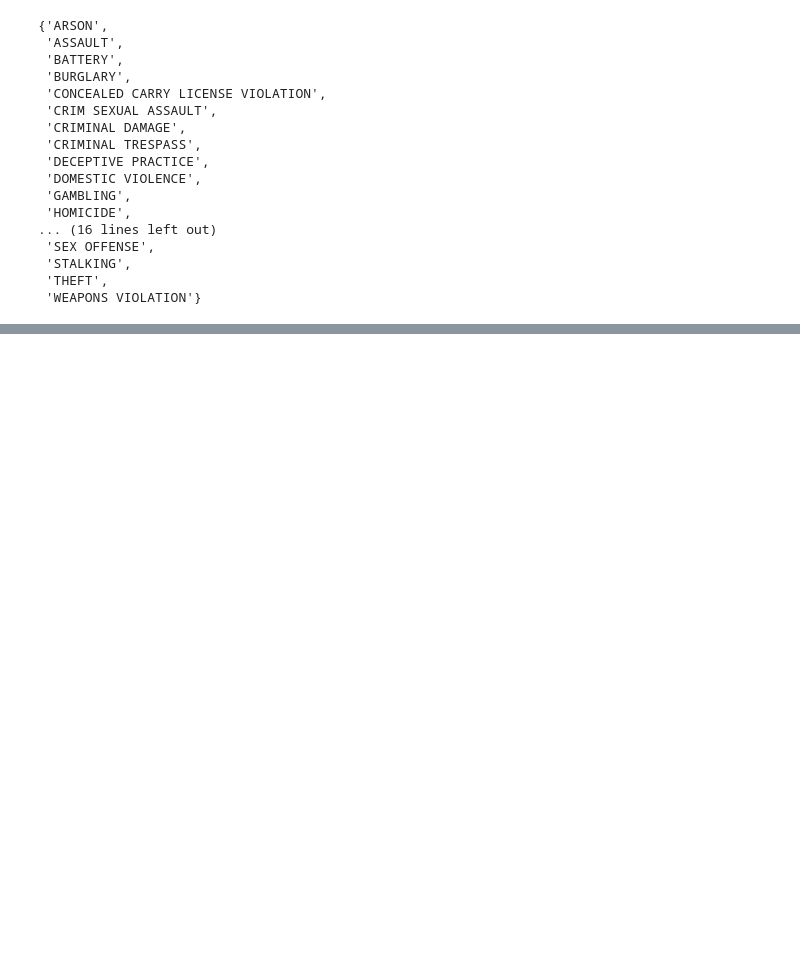
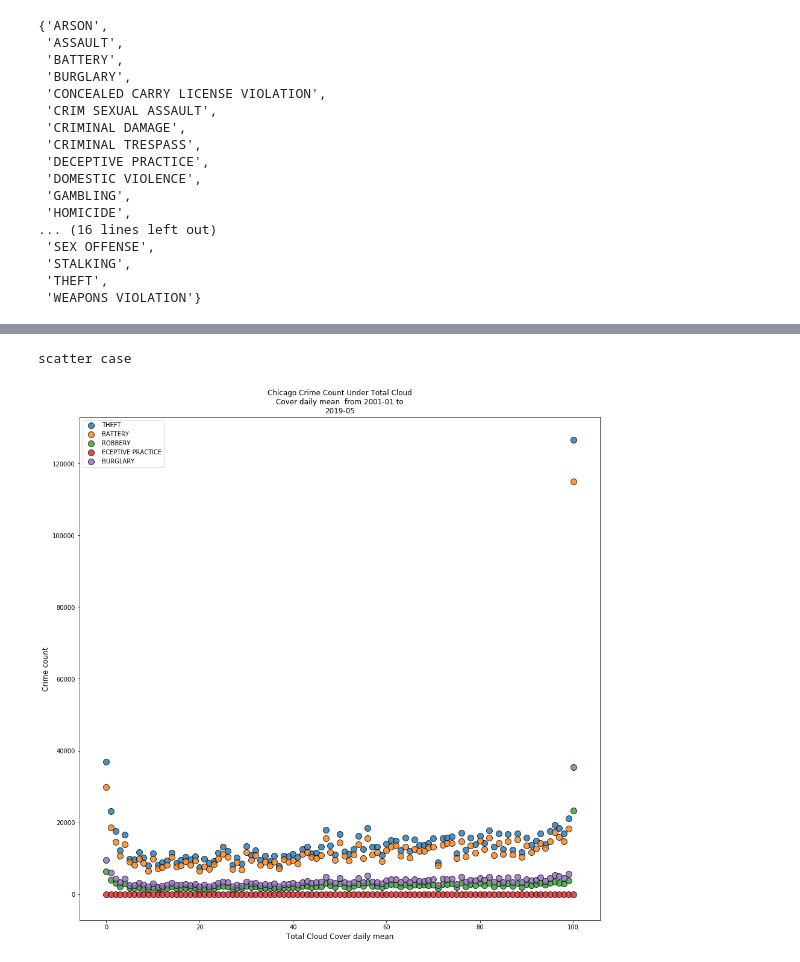
Before and after one commit to divyatv/ChicagoCrimeDataAnalysis_project1, a Jupyter notebook: crimes_weather.ipynb, the cells around one changed output, grey strips where cells are left out. Saved outputs shown, nothing was run; the diff lists cells and outputs as text; code cells hidden in the pictures; blank space fills up the shorter version.

```diff
--- a/crimes_weather.ipynb
+++ b/crimes_weather.ipynb
@@ -246,0 +315,5 @@ plt.show()
+# %%
+plot_crime_weather( offense_types = ['THEFT', 'BATTERY', 'ROBBERY', 'ECEPTIVE PRACTICE', 'BURGLARY'])
+# %% [output]
+scatter case
+[figure, added]
```
Also changed, not shown: parts of 18 cells of this notebook, 1 other file.
